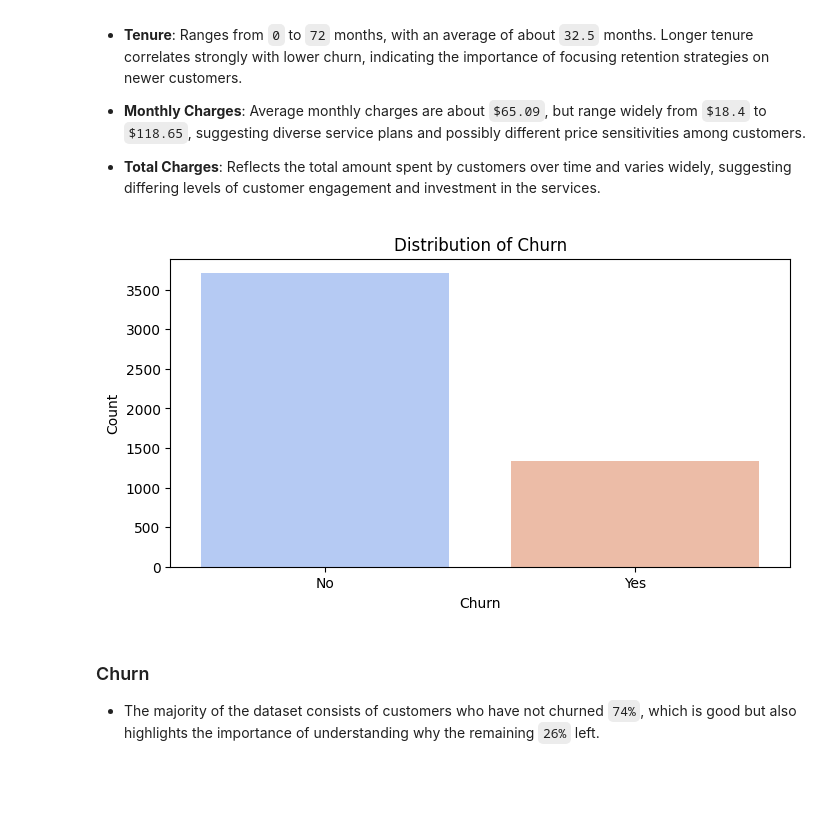
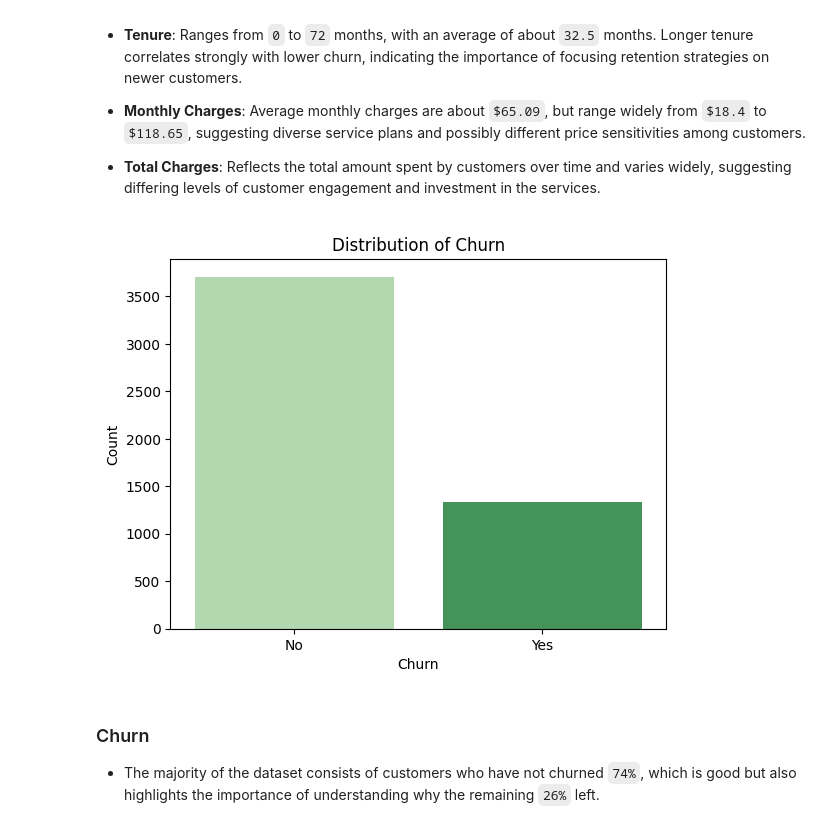
Before and after one commit to GlennRockson/Telco_Customer_Churn-Analysis, a Jupyter notebook: main.ipynb, the cells around one changed output. Drawn from its saved outputs; the diff is of its cells as text; code cells hidden in the pictures; blank space fills up the shorter version.

```diff
--- a/main.ipynb
+++ b/main.ipynb
@@ -269,6 +300,10 @@ test_data['TotalCharges'] = pd.to_numeric(
 mean_total_charges = train_data['TotalCharges'].mean()
 train_data['TotalCharges'].fillna(mean_total_charges, inplace=True)
 test_data['TotalCharges'].fillna(mean_total_charges, inplace=True)
+# %%
+#Dropping customerID from train_data
+train_data.drop('customerID', axis=1, inplace=True)
+test_data.drop('customerID', axis=1, inplace=True)
 # %%
 train_data.info()
 # %% [output]
@@ -366,14 +401,13 @@ train_data.describe(include='all').T
 
 - **Total Charges**: Reflects the total amount spent by customers over time and varies widely, suggesting differing levels of customer engagement and investment in the services.
 # %%
-plt.figure(figsize=(8, 4))
-ax = sns.countplot(x='Churn', data=train_data, palette='coolwarm')
+ax = sns.countplot(x='Churn', data=train_data, palette='Greens')
 plt.title('Distribution of Churn')
 plt.xlabel('Churn')
 plt.ylabel('Count')
 plt.show()
 # %% [output]
-[figure, old version]
+[figure, new version]
 # %% [markdown]
 ### Churn
 - The majority of the dataset consists of customers who have not churned `74%`, which is good but also highlights the importance of understanding why the remaining `26%` left.
```
Also changed, not shown: parts of 22 cells of this notebook, 3 other files.
